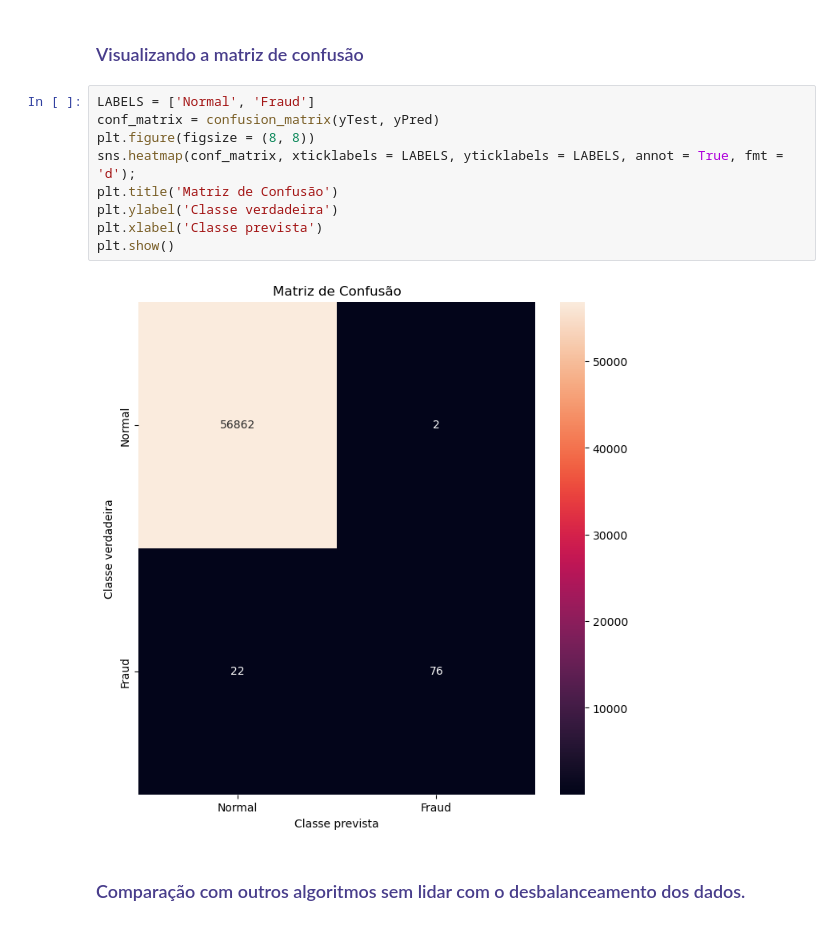
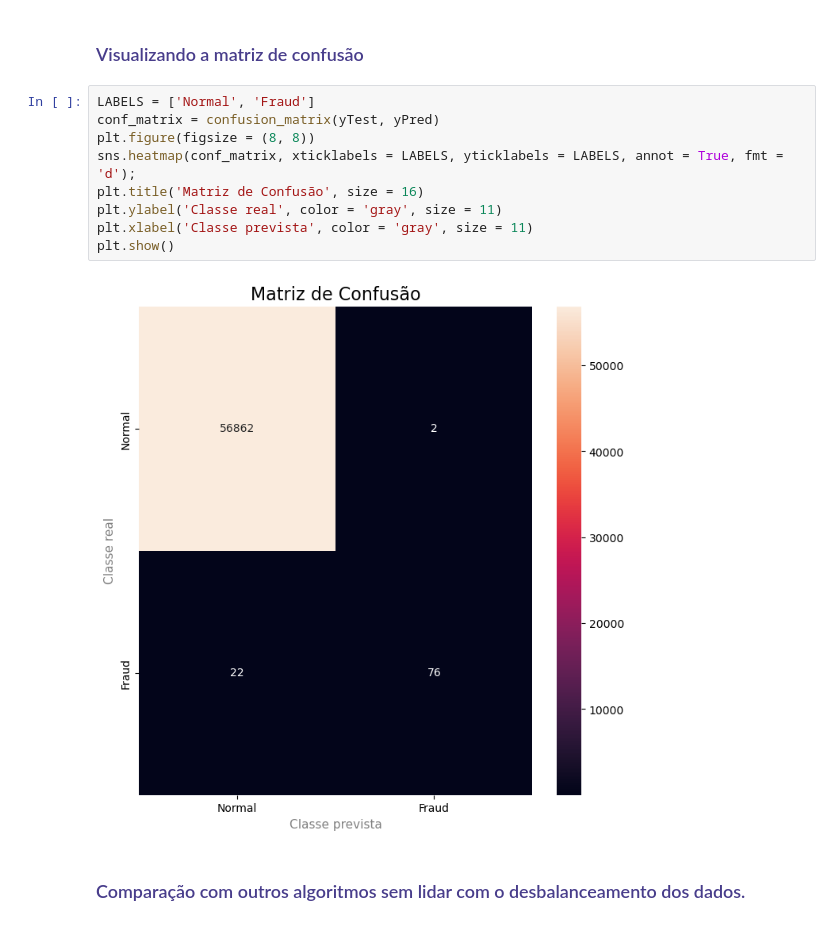
Before and after one commit to crna18/deteccao_fraude, a Jupyter notebook: Projeto_Detecção de Fraude.ipynb, the cells around one changed output. Saved outputs shown, nothing was run; the diff lists cells and outputs as text.

```diff
--- a/Projeto_Detecção de Fraude.ipynb
+++ b/Projeto_Detecção de Fraude.ipynb
@@ -185,14 +185,14 @@ O coeficiente de correlação é 0.8690748763736589
 # %%
 LABELS = ['Normal', 'Fraud']
 conf_matrix = confusion_matrix(yTest, yPred)
 plt.figure(figsize = (8, 8))
 sns.heatmap(conf_matrix, xticklabels = LABELS, yticklabels = LABELS, annot = True, fmt = 'd');
-plt.title('Matriz de Confusão')
-plt.ylabel('Classe verdadeira')
-plt.xlabel('Classe prevista')
+plt.title('Matriz de Confusão', size = 16)
+plt.ylabel('Classe real', color = 'gray', size = 11)
+plt.xlabel('Classe prevista', color = 'gray', size = 11)
 plt.show()
 # %% [output]
-[figure, old version]
+[figure, new version]
 # %% [markdown]
 ###  <font color="#483D8B">Comparação com outros algoritmos sem lidar com o desbalanceamento dos dados.</font>
 
```
